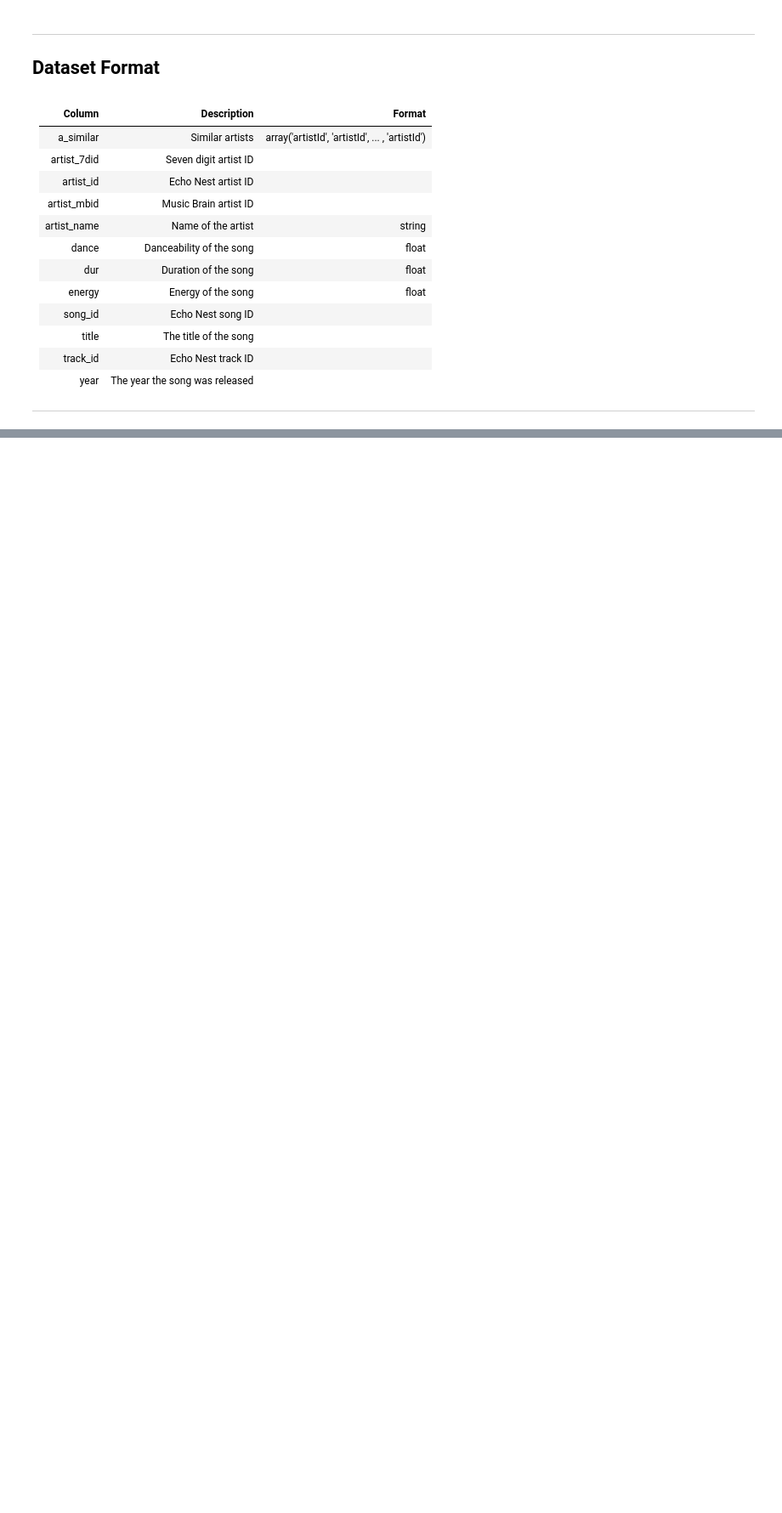
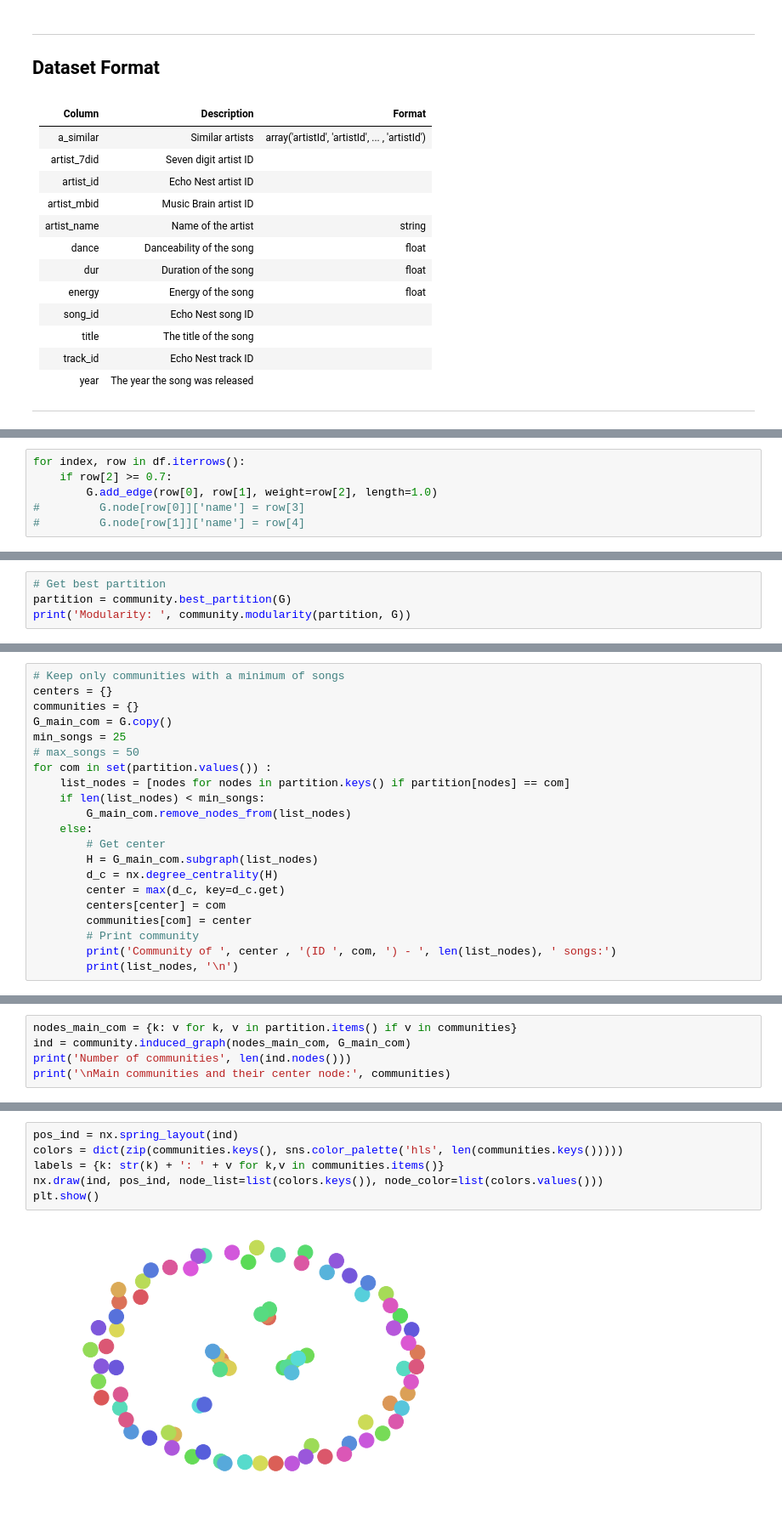
Before and after one commit to surumen/music-networks, a Jupyter notebook: Part 3 - Million Song Dataset Analysis.ipynb, the cells around one changed output, grey strips where cells are left out. Shown at 85% size. Saved outputs shown, nothing was run; the diff lists cells and outputs as text; blank space fills up the shorter version.

Commit message:
songs network

```diff
--- a/Part 3 - Million Song Dataset Analysis.ipynb
+++ b/Part 3 - Million Song Dataset Analysis.ipynb
@@ -181,0 +81,6 @@ df_artist_performs
+# %%
+for index, row in df.iterrows():
+    if row[2] >= 0.7:
+        G.add_edge(row[0], row[1], weight=row[2], length=1.0)
+#         G.node[row[0]]['name'] = row[3]
+#         G.node[row[1]]['name'] = row[4]
@@ -181,0 +96,4 @@ df_artist_performs
+# %%
+# Get best partition
+partition = community.best_partition(G)
+print('Modularity: ', community.modularity(partition, G))
@@ -181,0 +112,21 @@ df_artist_performs
+# %%
+# Keep only communities with a minimum of songs
+centers = {}
+communities = {}
+G_main_com = G.copy()
+min_songs = 25
+# max_songs = 50
+for com in set(partition.values()) :
+    list_nodes = [nodes for nodes in partition.keys() if partition[nodes] == com]
+    if len(list_nodes) < min_songs:
+        G_main_com.remove_nodes_from(list_nodes)
+    else:
+        # Get center
+        H = G_main_com.subgraph(list_nodes)
+        d_c = nx.degree_centrality(H)
+        center = max(d_c, key=d_c.get)
+        centers[center] = com
+        communities[com] = center
+        # Print community
+        print('Community of ', center , '(ID ', com, ') - ', len(list_nodes), ' songs:')
+        print(list_nodes, '\n')
@@ -181,0 +153,5 @@ df_artist_performs
+# %%
+nodes_main_com = {k: v for k, v in partition.items() if v in communities}
+ind = community.induced_graph(nodes_main_com, G_main_com)
+print('Number of communities', len(ind.nodes()))
+print('\nMain communities and their center node:', communities)
@@ -181,0 +185,8 @@ df_artist_performs
+# %%
+pos_ind = nx.spring_layout(ind)
+colors = dict(zip(communities.keys(), sns.color_palette('hls', len(communities.keys()))))
+labels = {k: str(k) + ': ' + v for k,v in communities.items()}
+nx.draw(ind, pos_ind, node_list=list(colors.keys()), node_color=list(colors.values()))
+plt.show()
+# %% [output]
+[figure, added]
```
Also changed, not shown: parts of 42 cells of this notebook, 1 other file.
